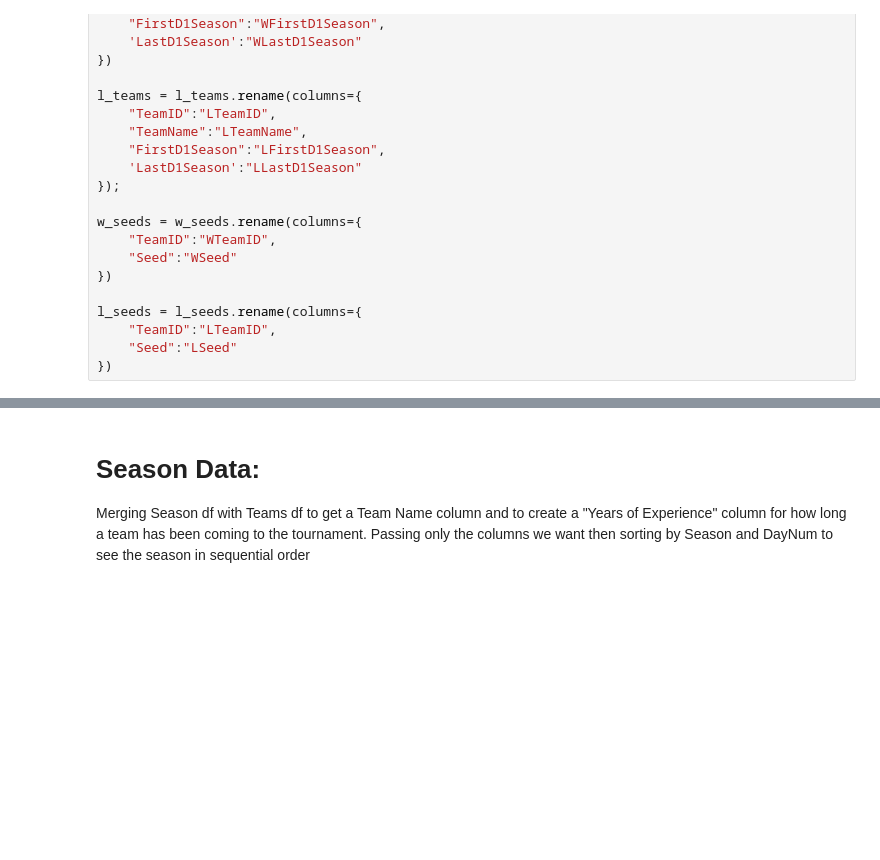
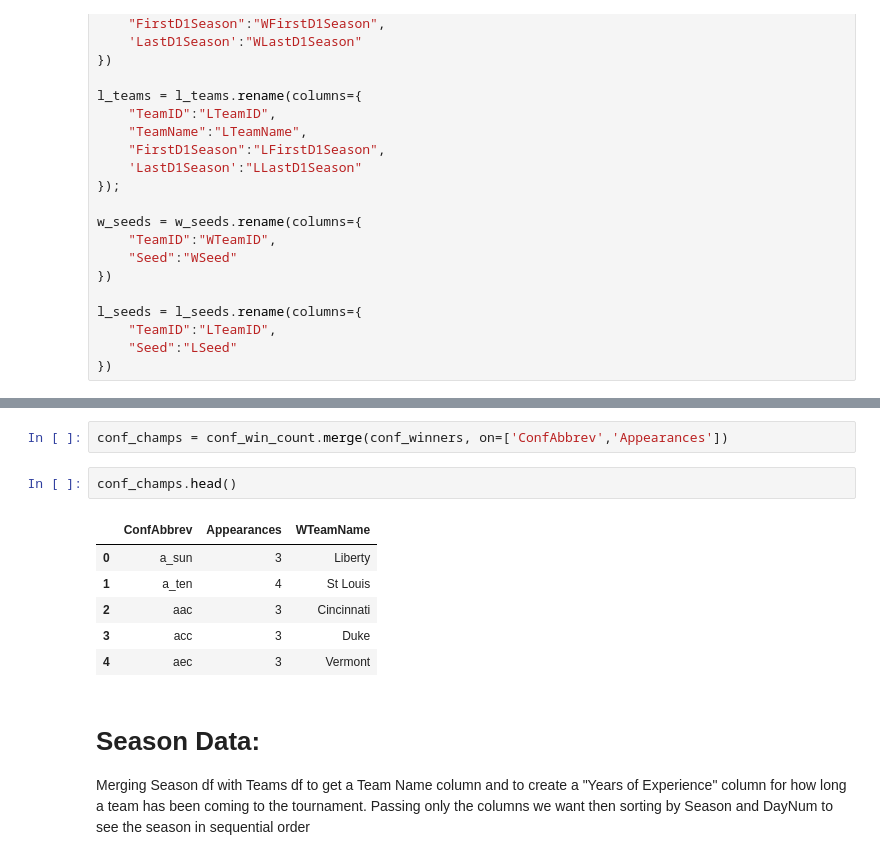
Before and after one commit to daniel-valdes/NCAA_ML_Proj, a Jupyter notebook: explore.ipynb, the cells around one changed output, grey strips where cells are left out. Saved outputs shown, nothing was run; the diff lists cells and outputs as text; blank space fills up the shorter version.

```diff
--- a/explore.ipynb
+++ b/explore.ipynb
@@ -83,3 +112,14 @@ for x in w_seeds:
+# %%
+conf_champs = conf_win_count.merge(conf_winners, on=['ConfAbbrev','Appearances'])
+# %%
+conf_champs.head()
+# %% [output]
+|  | ConfAbbrev | Appearances | WTeamName |
+| 0 | a_sun | 3 | Liberty |
+| 1 | a_ten | 4 | St Louis |
+| 2 | aac | 3 | Cincinnati |
+| 3 | acc | 3 | Duke |
+| 4 | aec | 3 | Vermont |
 # %% [markdown]
 # Season Data:
 Merging Season df with Teams df to get a Team Name column and to create a "Years of Experience" column for how long a team has been coming to the tournament. Passing only the columns we want then sorting by Season and DayNum to see the season in sequential order
```
Also changed, not shown: parts of 35 cells of this notebook, 1 other file.
